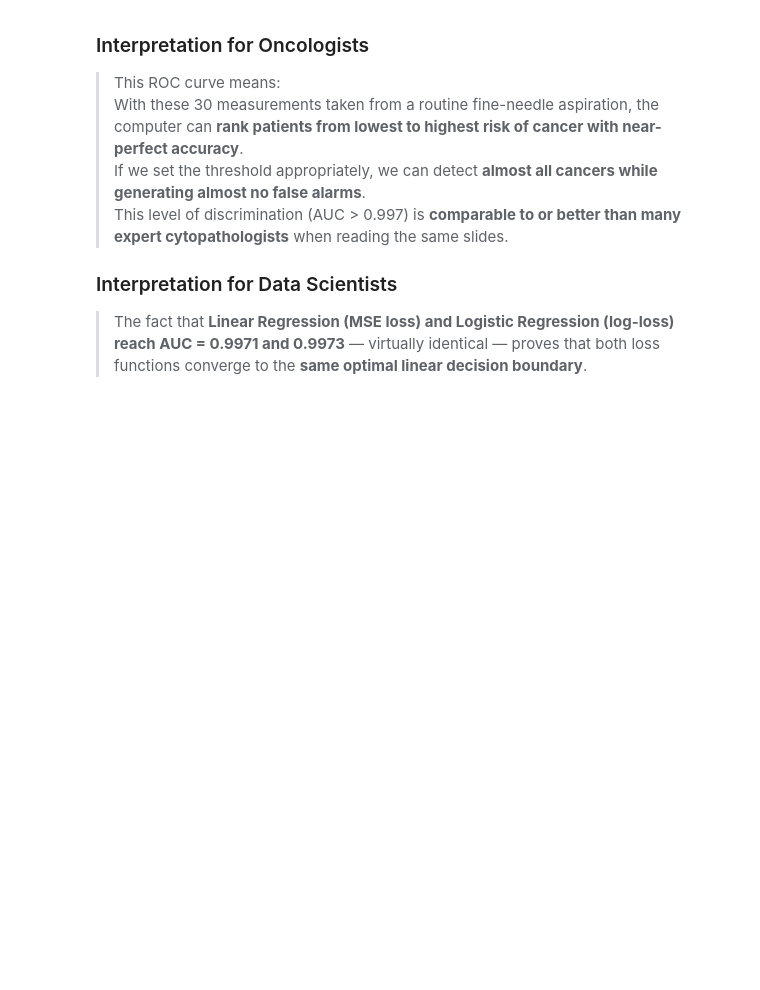
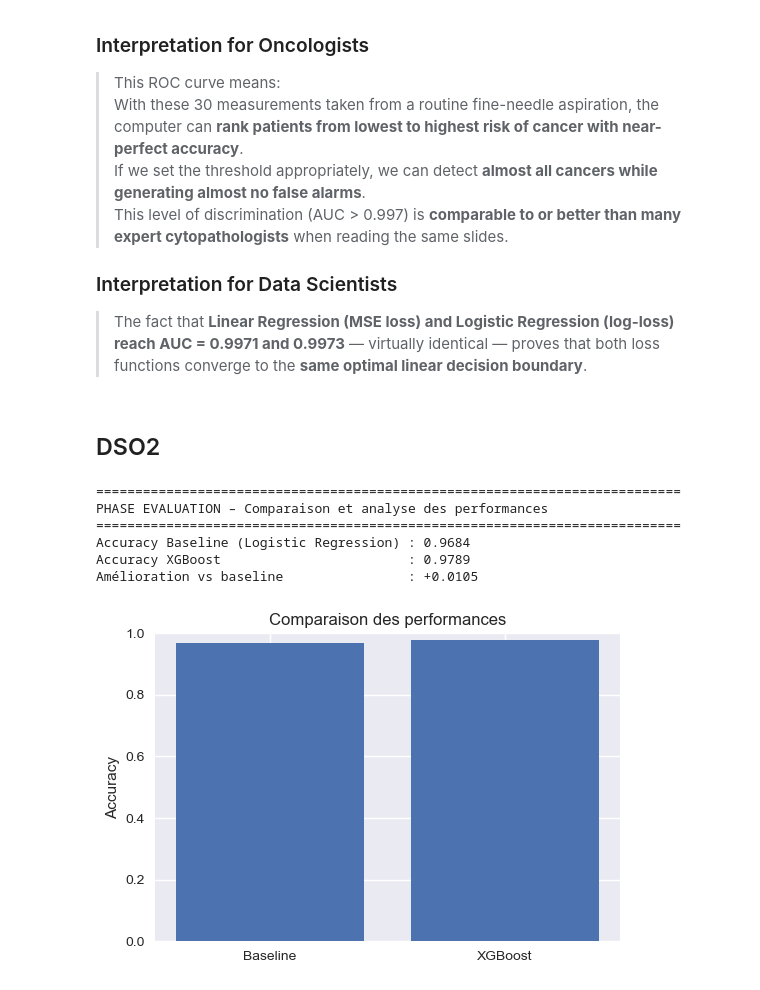
Before and after one commit to youssef060902/Algonomads_ML, a Jupyter notebook: Project.ipynb, the cells around one changed output. Drawn from its saved outputs; the diff is of its cells as text; code cells hidden in the pictures; blank space fills up the shorter version.

Commit message:
xgboost dso2

```diff
--- a/Project.ipynb
+++ b/Project.ipynb
@@ -1054,3 +954,42 @@ The **ROC curve** shows how well a model can **separate malignant from benign tu
 ### Interpretation for Data Scientists
 
 > The fact that **Linear Regression (MSE loss) and Logistic Regression (log-loss) reach AUC = 0.9971 and 0.9973** — virtually identical — proves that both loss functions converge to the **same optimal linear decision boundary**.
+# %% [markdown]
+## DSO2
+# %%
+print("="*75)
+print("PHASE EVALUATION – Comparaison et analyse des performances")
+print("="*75)
+
+# Prédictions
+y_pred_baseline = baseline.predict(X_test)
+
+# Prédictions XGBoost (sur labels encodés)
+y_pred_xgb_encoded = xgb.predict(X_test)
+y_pred_xgb_original = y_pred_xgb_encoded + 1  # pour affichage en stades I-IV
+
+# -------------------------------------------------------------------
+# Métriques globales
+# -------------------------------------------------------------------
+acc_baseline = accuracy_score(y_test, y_pred_baseline)
+acc_xgb      = accuracy_score(y_test_encoded, y_pred_xgb_encoded)
+
+print(f"Accuracy Baseline (Logistic Regression) : {acc_baseline:.4f}")
+print(f"Accuracy XGBoost                        : {acc_xgb:.4f}")
+print(f"Amélioration vs baseline                : +{acc_xgb - acc_baseline:.4f}")
+# %% [output]
+===========================================================================
+PHASE EVALUATION – Comparaison et analyse des performances
+===========================================================================
+Accuracy Baseline (Logistic Regression) : 0.9684
+Accuracy XGBoost                        : 0.9789
+Amélioration vs baseline                : +0.0105
+# %%
+plt.figure(figsize=(6,4))
+plt.bar(['Baseline', 'XGBoost'], [acc_baseline, acc_xgb])
+plt.title("Comparaison des performances")
+plt.ylabel("Accuracy")
+plt.ylim(0,1)
+plt.show()
+# %% [output]
+[figure, added]
```
Also changed, not shown: parts of 13 cells of this notebook.
